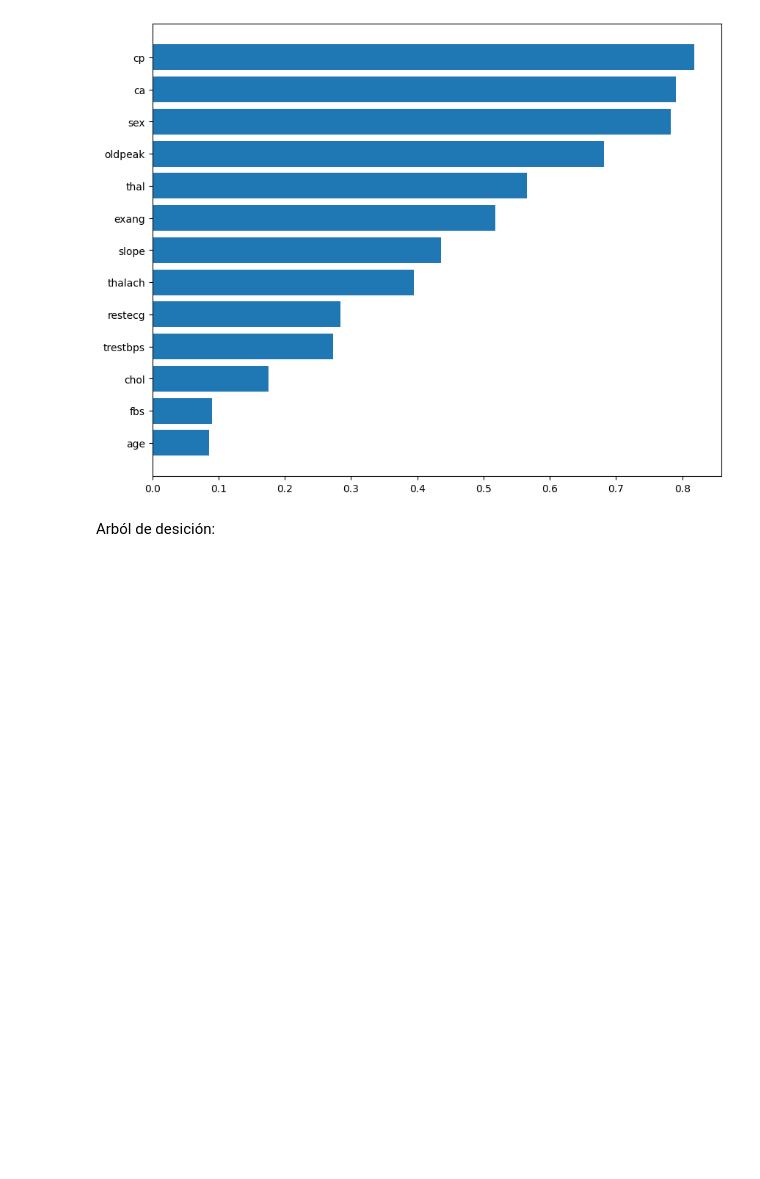
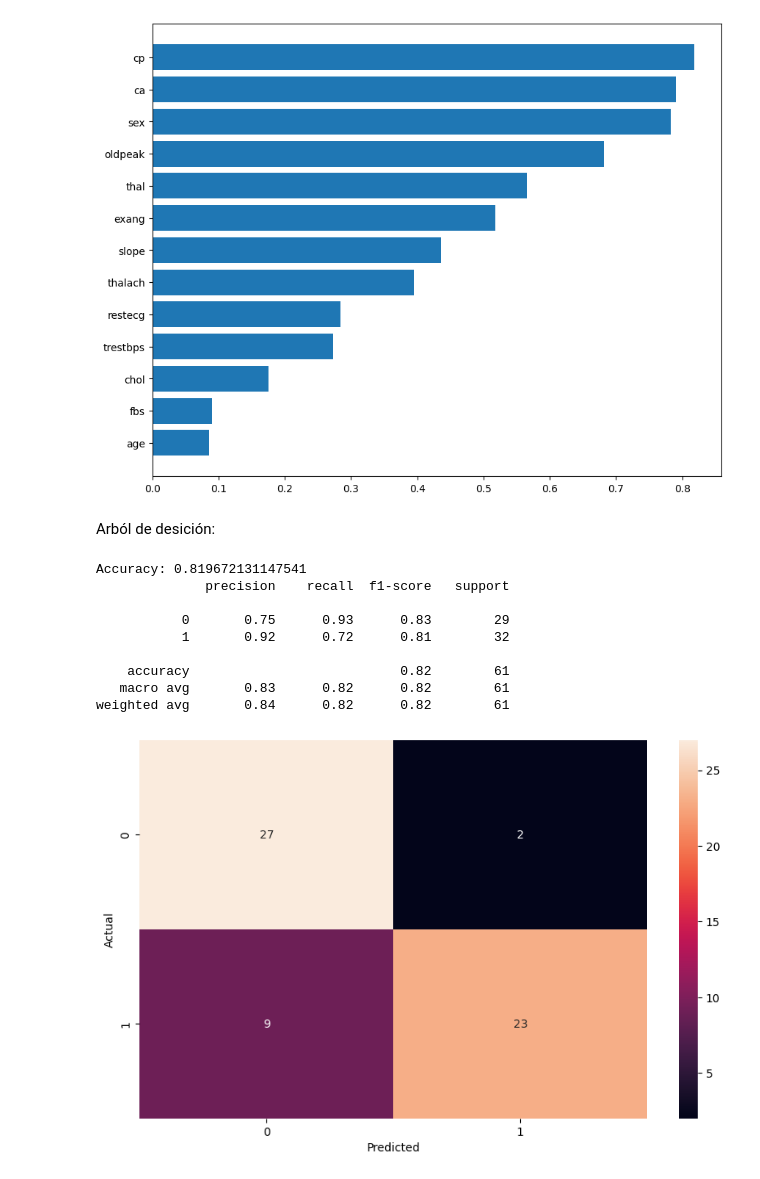
Before and after one commit to gabofrid/trabajos-chona---2024, a Jupyter notebook: trabajo 1/clase.ipynb, the cells around one changed output. Saved outputs shown, nothing was run; the diff lists cells and outputs as text; code cells hidden in the pictures; blank space fills up the shorter version.

```diff
--- a/trabajo 1/clase.ipynb
+++ b/trabajo 1/clase.ipynb
@@ -296,0 +302,31 @@ Arból de desición:
+# %%
+dt_model = DecisionTreeClassifier()
+dt_model.fit(X_train, y_train)
+seed = 42
+y_pred = dt_model.predict(X_test)
+
+maxDepth = dt_model.get_depth()
+minLeaf = dt_model.get_n_leaves()
+
+accuracy = accuracy_score(y_test, y_pred)
+cm = confusion_matrix(y_test, y_pred)
+
+print("Accuracy:", accuracy)
+
+fig, ax = plt.subplots(figsize=(10, 6))
+sns.heatmap(cm, annot=True, ax=ax)
+_ = plt.xlabel("Predicted")
+_ = plt.ylabel("Actual")
+
+print(classification_report(y_test, y_pred))
+# %% [output]
+Accuracy: 0.819672131147541
+              precision    recall  f1-score   support
+
+           0       0.75      0.93      0.83        29
+           1       0.92      0.72      0.81        32
+
+    accuracy                           0.82        61
+   macro avg       0.83      0.82      0.82        61
+weighted avg       0.84      0.82      0.82        61
+[figure, added]
```
Also changed, not shown: parts of 10 cells of this notebook.
